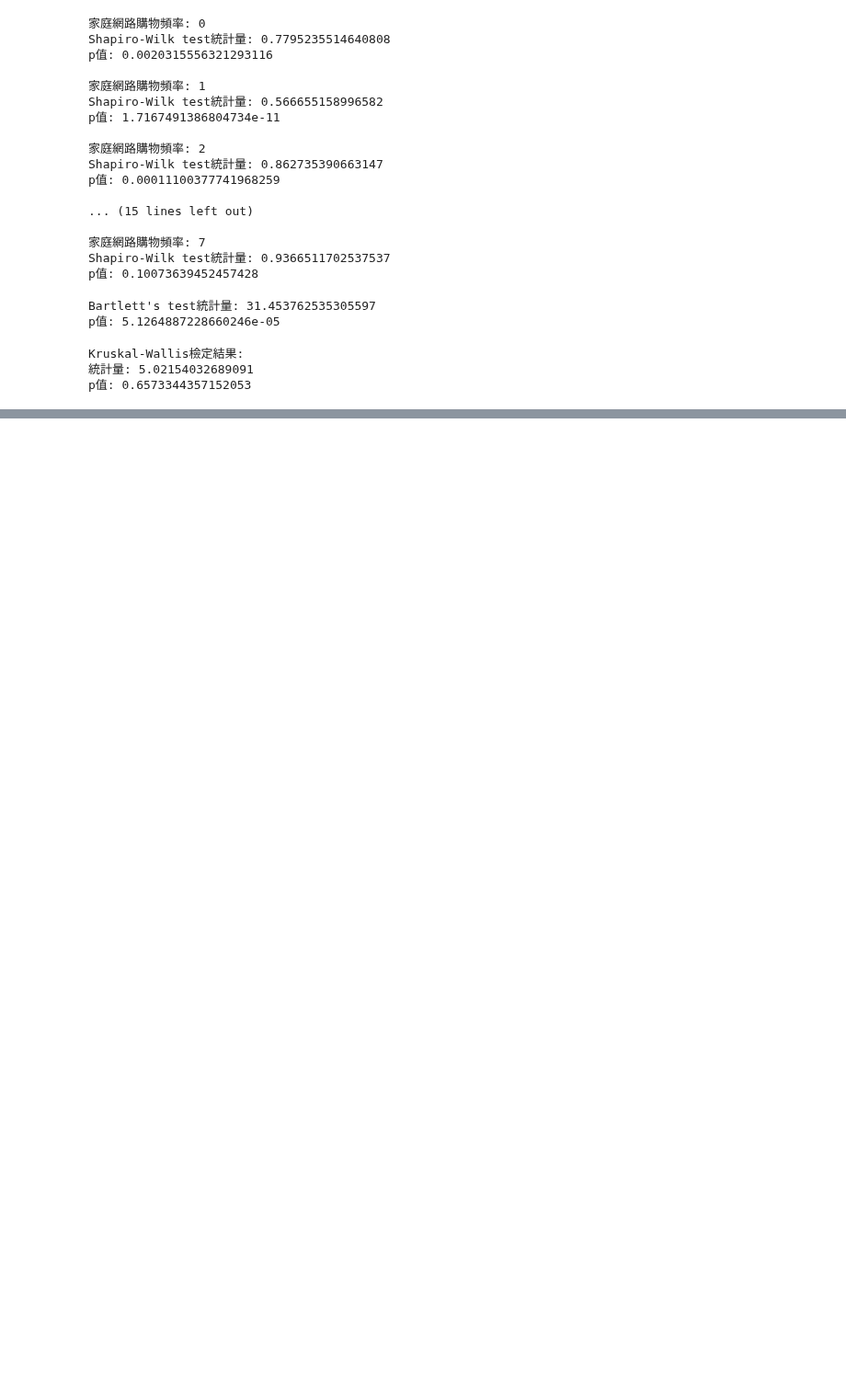
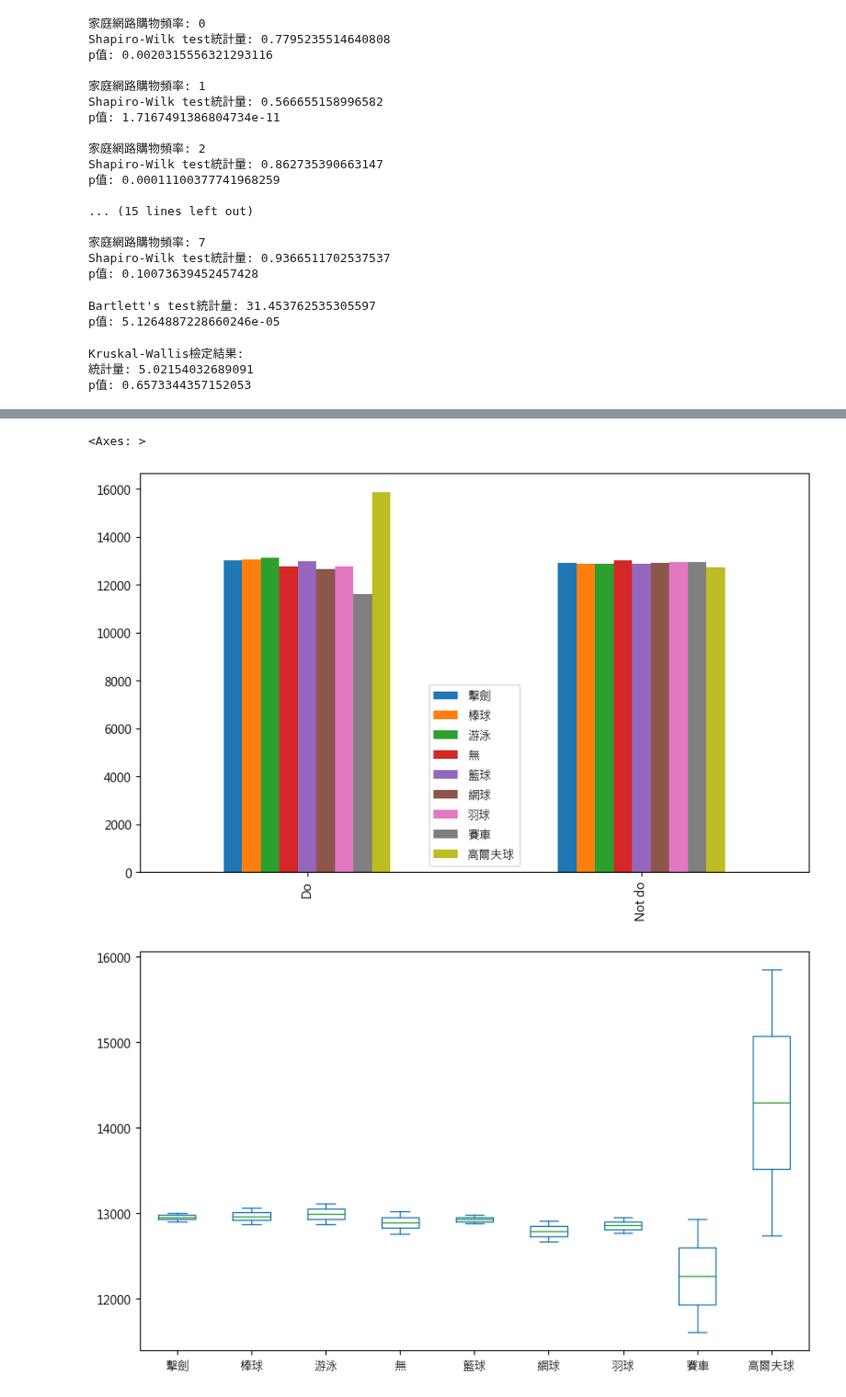
Before and after one commit to whats2000/coding-stuff-I-make-from-learning, a Jupyter notebook: Pythons/statistic/Pocket Money/PockerMoney.ipynb, the cells around one changed output, grey strips where cells are left out. Shown at 92% size. Cells and saved outputs as stored; diff of their text form; code cells hidden in the pictures; blank space fills up the shorter version.

```diff
--- a/Pythons/statistic/Pocket Money/PockerMoney.ipynb
+++ b/Pythons/statistic/Pocket Money/PockerMoney.ipynb
@@ -592,0 +639,19 @@ p值: 0.6573344357152053
+# %%
+# 執行虛擬編碼
+dummies = df['家庭成員喜歡/擅長的運動'].str.get_dummies(sep=', ')
+
+# 將虛擬編碼的結果與原始資料合併
+df_encoded = pd.concat([df, dummies], axis=1)
+
+# 計算每個運動類別的零用錢平均值
+sport_columns = dummies.columns
+
+# 建立一個空的字典來存儲每個類別的零用錢總和和計數
+sport_mean = {}
+
+for sport in sport_columns:
+    # 計算每個運動類別的零用錢平均值
+    mean_values = df_encoded.groupby(sport)['目前一個月 的零用金 全部 有多少呢?  \n*單位: 新台幣'].mean()
+    sport_mean[sport] = {'Do': mean_values[1], 'Not do': mean_values[0]}
+
+pd.DataFrame(sport_mean)
@@ -592,0 +662,8 @@ p值: 0.6573344357152053
+# %%
+result_df = pd.DataFrame(sport_mean)
+result_df.plot(kind='bar', figsize=(10, 6))  # 繪製長條圖
+result_df.plot(kind='box', figsize=(10, 6))  # 繪製箱形圖
+# %% [output]
+<Axes: >
+[figure, added]
+[figure, added]
```
Also changed, not shown: parts of 6 cells of this notebook.
